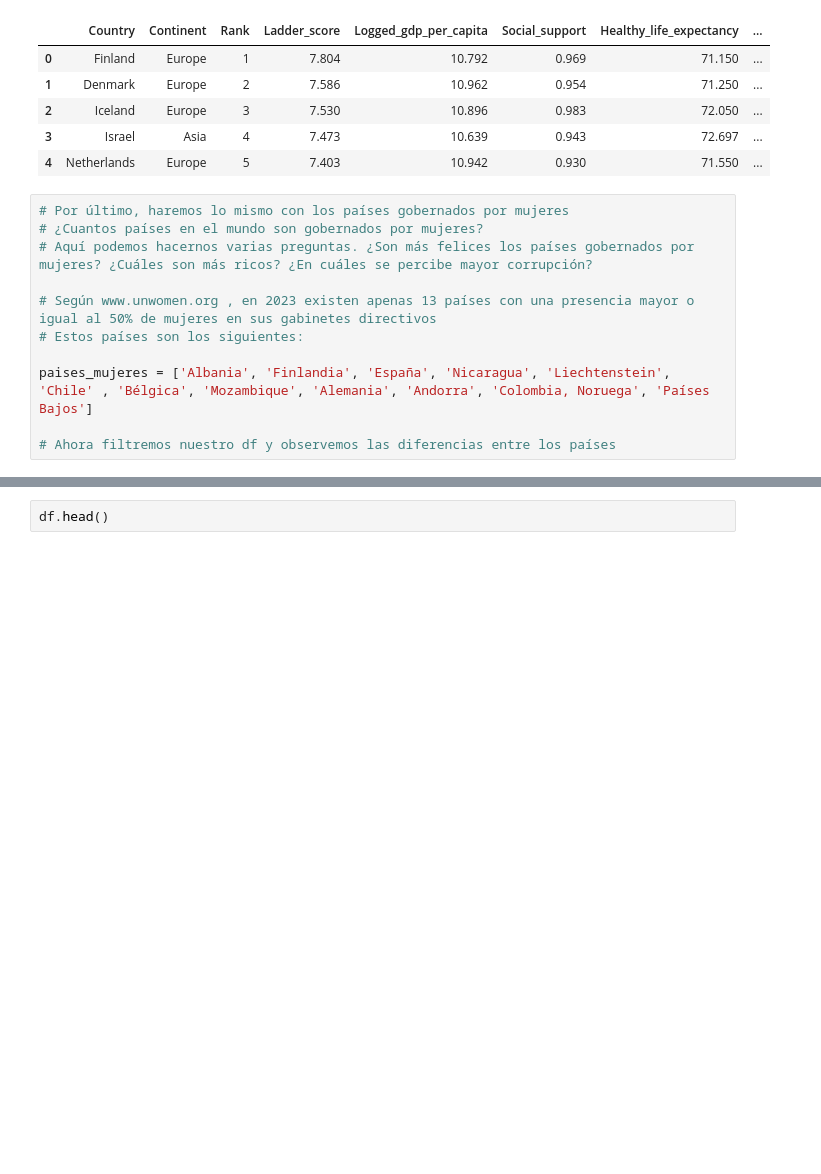
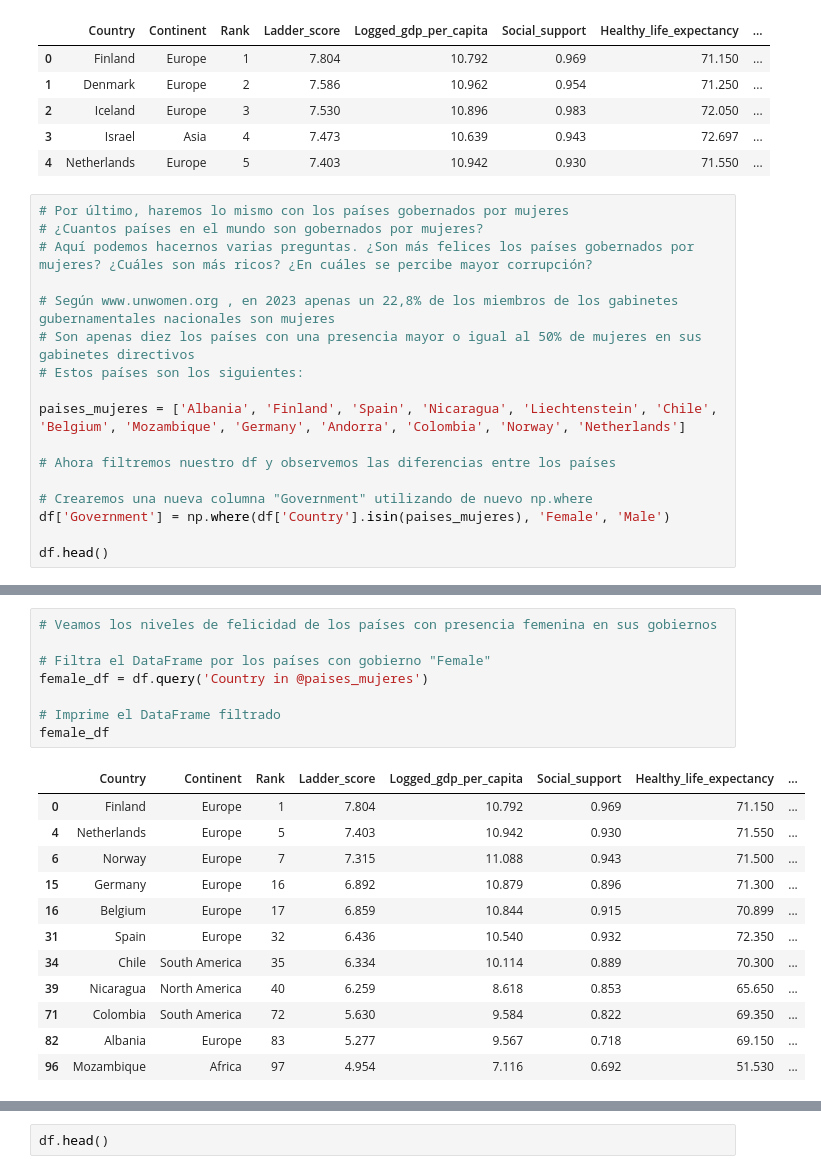
Before and after one commit to jose-luis666/w8-final_project, a Jupyter notebook: Untitled-2.ipynb, the cells around one changed output, grey strips where cells are left out. Saved outputs shown, nothing was run; the diff lists cells and outputs as text; blank space fills up the shorter version.

```diff
--- a/Untitled-2.ipynb
+++ b/Untitled-2.ipynb
@@ -935,9 +966,15 @@ df.head()
 # ¿Cuantos países en el mundo son gobernados por mujeres?
 # Aquí podemos hacernos varias preguntas. ¿Son más felices los países gobernados por mujeres? ¿Cuáles son más ricos? ¿En cuáles se percibe mayor corrupción?
 
-# Según www.unwomen.org , en 2023 existen apenas 13 países con una presencia mayor o igual al 50% de mujeres en sus gabinetes directivos
+# Según www.unwomen.org , en 2023 apenas un 22,8% de los miembros de los gabinetes gubernamentales nacionales son mujeres
+# Son apenas diez los países con una presencia mayor o igual al 50% de mujeres en sus gabinetes directivos
 # Estos países son los siguientes:
 
-paises_mujeres = ['Albania', 'Finlandia', 'España', 'Nicaragua', 'Liechtenstein', 'Chile' , 'Bélgica', 'Mozambique', 'Alemania', 'Andorra', 'Colombia, Noruega', 'Países Bajos']
+paises_mujeres = ['Albania', 'Finland', 'Spain', 'Nicaragua', 'Liechtenstein', 'Chile', 'Belgium', 'Mozambique', 'Germany', 'Andorra', 'Colombia', 'Norway', 'Netherlands']
 
 # Ahora filtremos nuestro df y observemos las diferencias entre los países
+
+# Crearemos una nueva columna "Government" utilizando de nuevo np.where
+df['Government'] = np.where(df['Country'].isin(paises_mujeres), 'Female', 'Male')
+
+df.head()
@@ -943,0 +988,21 @@ paises_mujeres = ['Albania', 'Finlandia', 'España', 'Nicaragua', 'Liechtenstein
+# %%
+# Veamos los niveles de felicidad de los países con presencia femenina en sus gobiernos
+
+# Filtra el DataFrame por los países con gobierno "Female"
+female_df = df.query('Country in @paises_mujeres')
+
+# Imprime el DataFrame filtrado
+female_df
+# %% [output]
+|  | Country | Continent | Rank | Ladder_score | Logged_gdp_per_capita | Social_support | Healthy_life_expectancy | ... |
+| 0 | Finland | Europe | 1 | 7.804 | 10.792 | 0.969 | 71.150 | ... |
+| 4 | Netherlands | Europe | 5 | 7.403 | 10.942 | 0.930 | 71.550 | ... |
+| 6 | Norway | Europe | 7 | 7.315 | 11.088 | 0.943 | 71.500 | ... |
+| 15 | Germany | Europe | 16 | 6.892 | 10.879 | 0.896 | 71.300 | ... |
+| 16 | Belgium | Europe | 17 | 6.859 | 10.844 | 0.915 | 70.899 | ... |
+| 31 | Spain | Europe | 32 | 6.436 | 10.540 | 0.932 | 72.350 | ... |
+| 34 | Chile | South America | 35 | 6.334 | 10.114 | 0.889 | 70.300 | ... |
+| 39 | Nicaragua | North America | 40 | 6.259 | 8.618 | 0.853 | 65.650 | ... |
+| 71 | Colombia | South America | 72 | 5.630 | 9.584 | 0.822 | 69.350 | ... |
+| 82 | Albania | Europe | 83 | 5.277 | 9.567 | 0.718 | 69.150 | ... |
+| 96 | Mozambique | Africa | 97 | 4.954 | 7.116 | 0.692 | 51.530 | ... |
```
Also changed, not shown: parts of 26 cells of this notebook, 7 other files.
